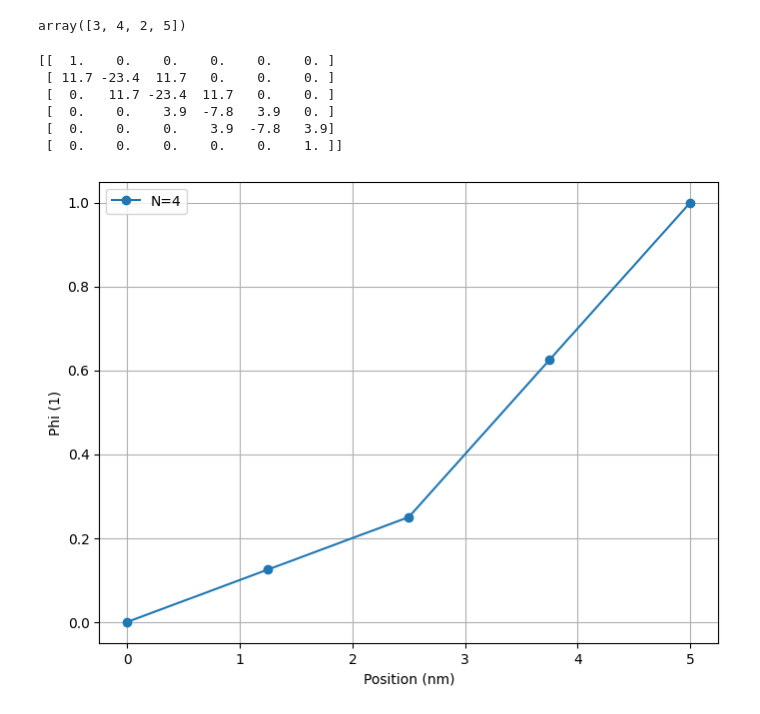
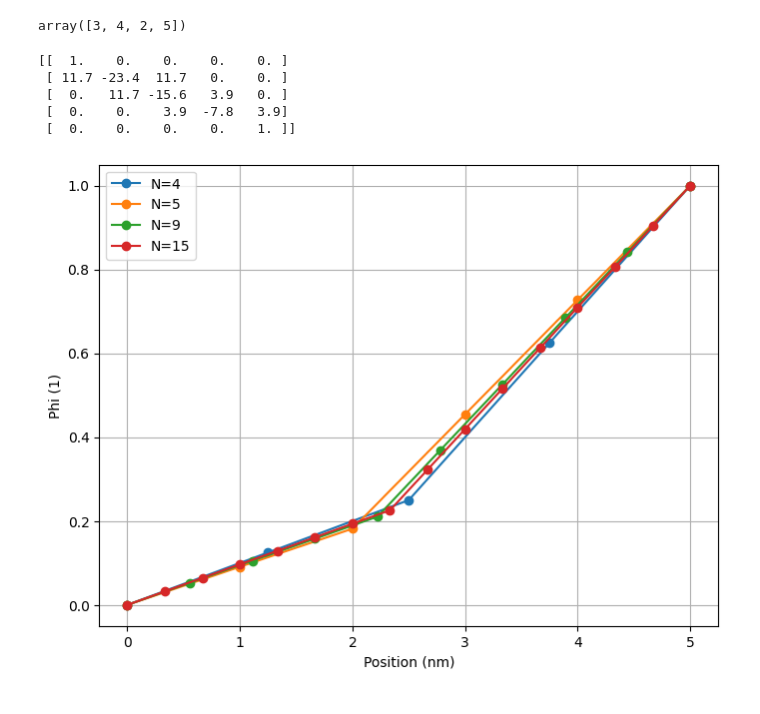
Before and after one commit to Shinchul-Park/Physics_mosfet_Hong, a Jupyter notebook: 02_infinite potential well2.ipynb, the cells around one changed output. Saved outputs shown, nothing was run; the diff lists cells and outputs as text; code cells hidden in the pictures.

```diff
--- a/02_infinite potential well2.ipynb
+++ b/02_infinite potential well2.ipynb
@@ -324,7 +320,7 @@ import numpy as np
 import matplotlib.pyplot as plt
 
 a, e1, e2= 5, 11.7, 3.9 # 왜 N이 홀수면 이상해 지는가?
-N=5
+N=4
 dx=a/N
 x=np.arange(N+1)*dx # 이때 N=0~10번째 자리까지
 A=np.zeros((N+1,N+1))
@@ -509,38 +508,37 @@ def set_matrix(N, dx):
         elif ii < middle_index:
             A[ii, ii-1], A[ii, ii], A[ii, ii+1] = e1, -2 * e1, e1
         else:
             A[ii, ii-1], A[ii, ii], A[ii, ii+1] = e2, -2 * e2, e2
 
     A[N, N] = 1
     b[N] = 1
 
     return A, b
 
 def solve_potential(N):
     dx = a / N
     x = np.linspace(0, a, N+1)
     A, b = set_matrix(N, dx)
     phi = np.linalg.solve(A, b)
     return x, phi
 
-N_values = [4]
+N_values = [4,5,9,15]
 print(A)
 plt.figure(figsize=(8, 6))
 
 for N in N_values:
     x, phi = solve_potential(N)
     plt.plot(x, phi, "o-", label=f"N={N}")
 
 plt.xlabel('Position (nm)')
 plt.ylabel('Phi (1)')
 plt.grid()
 plt.legend()
 plt.show()
 # %% [output]
-[[  1.    0.    0.    0.    0.    0. ]
- [ 11.7 -23.4  11.7   0.    0.    0. ]
- [  0.   11.7 -23.4  11.7   0.    0. ]
- [  0.    0.    3.9  -7.8   3.9   0. ]
- [  0.    0.    0.    3.9  -7.8   3.9]
- [  0.    0.    0.    0.    0.    1. ]]
+[[  1.    0.    0.    0.    0. ]
+ [ 11.7 -23.4  11.7   0.    0. ]
+ [  0.   11.7 -15.6   3.9   0. ]
+ [  0.    0.    3.9  -7.8   3.9]
+ [  0.    0.    0.    0.    1. ]]
-[figure, old version]
+[figure, new version]
```
Also changed, not shown: parts of 4 cells of this notebook.
